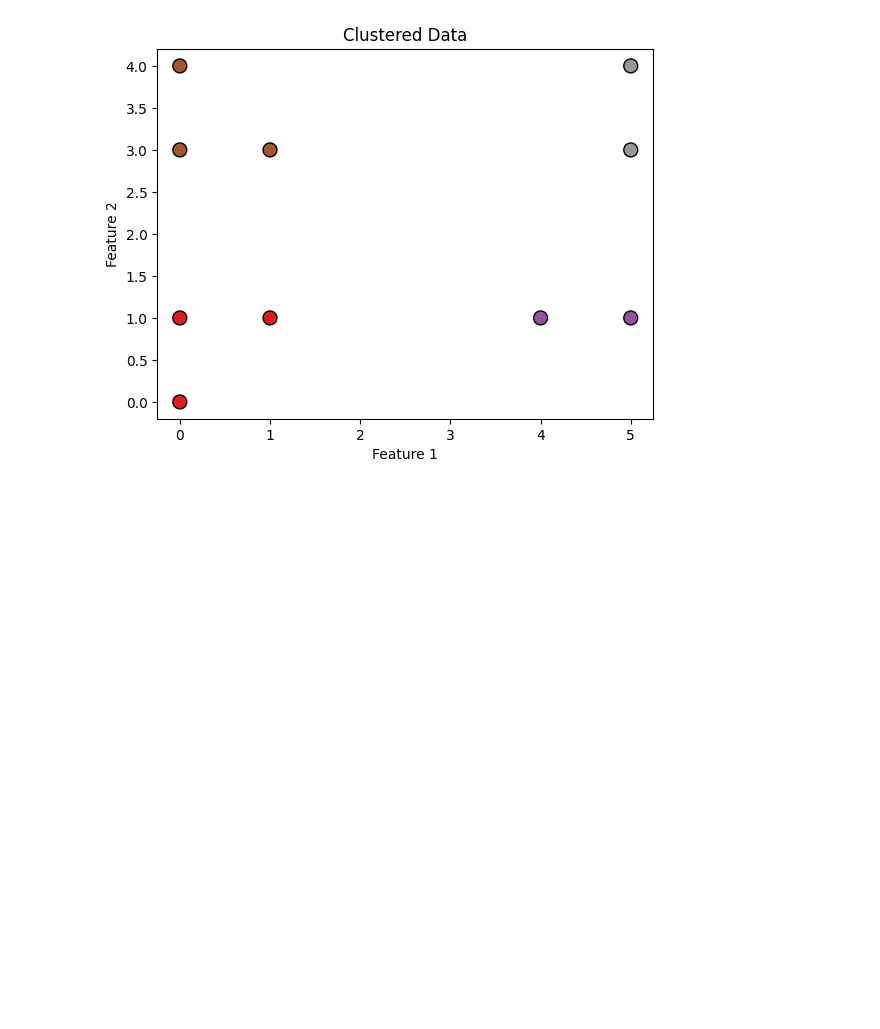
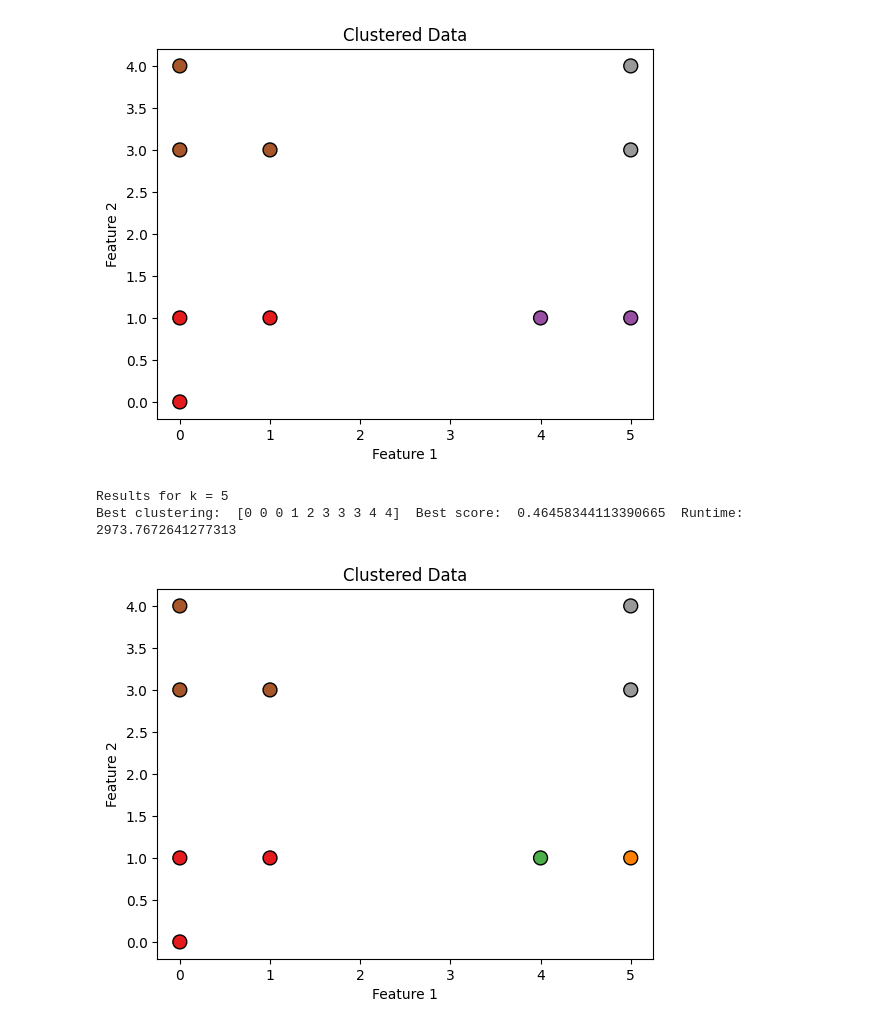
Before and after one commit to TCalvani/Silhouette_clustering, a Jupyter notebook: toy_clustering.ipynb, the cells around one changed output. Saved outputs shown, nothing was run; the diff lists cells and outputs as text; code cells hidden in the pictures; blank space fills up the shorter version.

```diff
--- a/toy_clustering.ipynb
+++ b/toy_clustering.ipynb
@@ -107,3 +107,10 @@ plot_clusters(Y,lab)
 Results for k= 4
 Best clustering:  [0 0 0 1 1 2 2 2 3 3]  Best score:  0.5911992596268625  Runtime:  477.0671169757843
 [figure]
+# %%
+lab,score=find_best_clustering(Y,5)
+plot_clusters(Y,lab)
+# %% [output]
+Results for k = 5
+Best clustering:  [0 0 0 1 2 3 3 3 4 4]  Best score:  0.46458344113390665  Runtime:  2973.7672641277313
+[figure, added]
```
Also changed, not shown: parts of 1 cell of this notebook, 1 other file.
